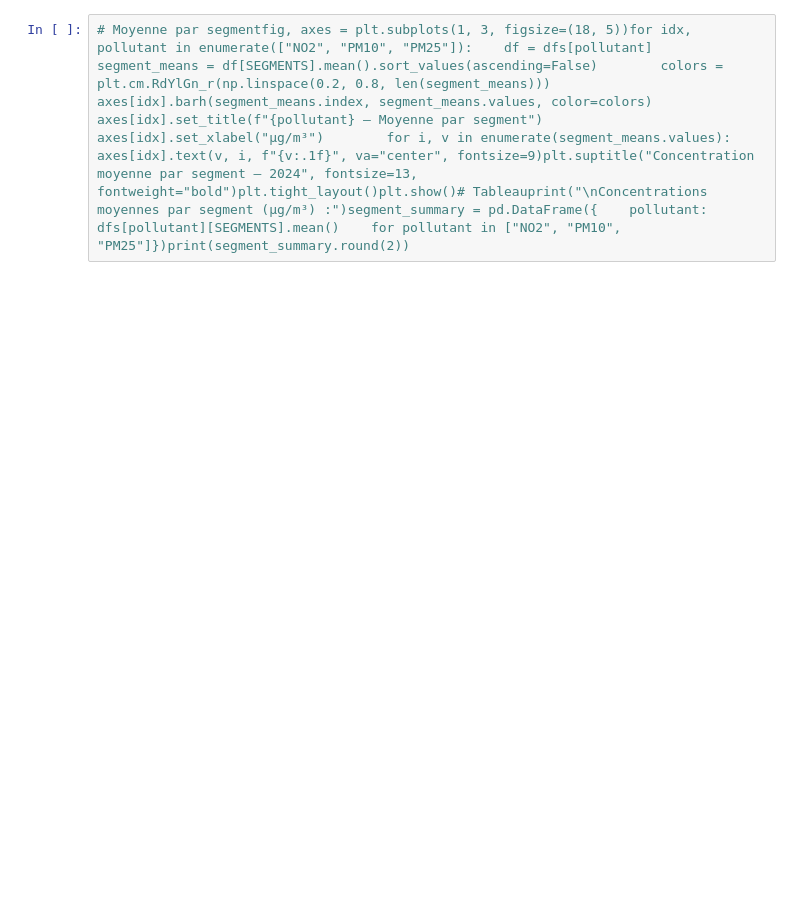
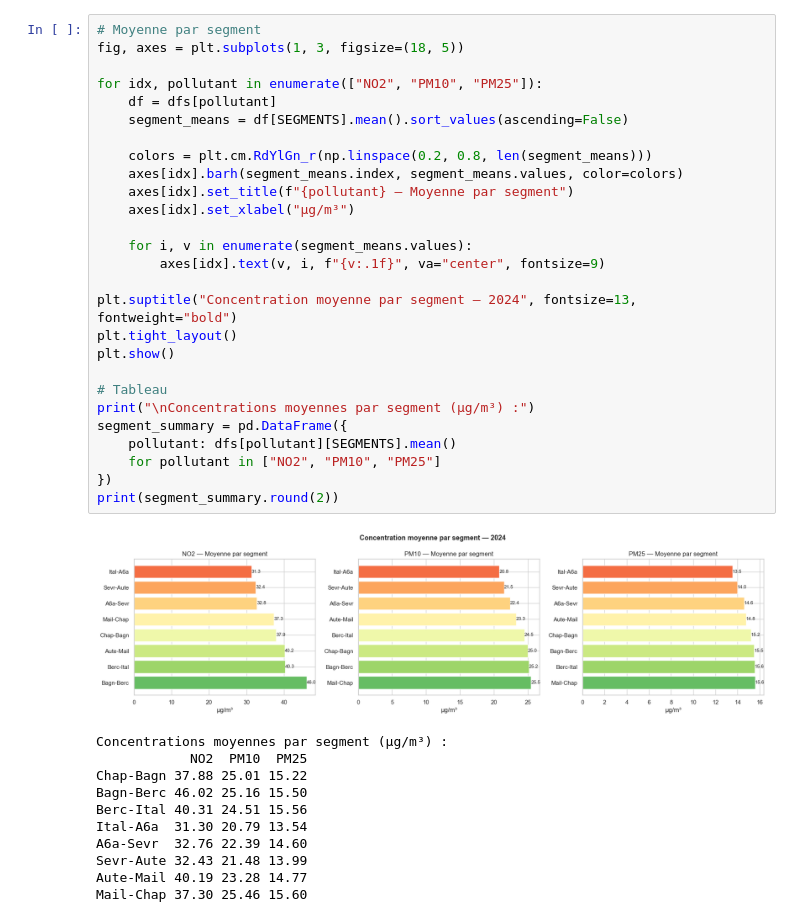
Before and after one commit to Mouhoub-MERDAS-data/projet_etudes_M2_Paris, a Jupyter notebook: notebooks/01_exploration_pollution_2024.ipynb, the cells around one changed output. Drawn from its saved outputs; the diff is of its cells as text; blank space fills up the shorter version.

```diff
--- a/notebooks/01_exploration_pollution_2024.ipynb
+++ b/notebooks/01_exploration_pollution_2024.ipynb
@@ -13,3 +151,40 @@ import pandas as pdimport numpy as npimport matplotlib.pyplot as pltimport seabo
 # %%
-# Moyenne par segmentfig, axes = plt.subplots(1, 3, figsize=(18, 5))for idx, pollutant in enumerate(["NO2", "PM10", "PM25"]):    df = dfs[pollutant]    segment_means = df[SEGMENTS].mean().sort_values(ascending=False)        colors = plt.cm.RdYlGn_r(np.linspace(0.2, 0.8, len(segment_means)))    axes[idx].barh(segment_means.index, segment_means.values, color=colors)    axes[idx].set_title(f"{pollutant} — Moyenne par segment")    axes[idx].set_xlabel("µg/m³")        for i, v in enumerate(segment_means.values):        axes[idx].text(v, i, f"{v:.1f}", va="center", fontsize=9)plt.suptitle("Concentration moyenne par segment — 2024", fontsize=13, fontweight="bold")plt.tight_layout()plt.show()# Tableauprint("\nConcentrations moyennes par segment (µg/m³) :")segment_summary = pd.DataFrame({    pollutant: dfs[pollutant][SEGMENTS].mean()    for pollutant in ["NO2", "PM10", "PM25"]})print(segment_summary.round(2))
+# Moyenne par segment
+fig, axes = plt.subplots(1, 3, figsize=(18, 5))
+
+for idx, pollutant in enumerate(["NO2", "PM10", "PM25"]):
+    df = dfs[pollutant]
+    segment_means = df[SEGMENTS].mean().sort_values(ascending=False)
+
+    colors = plt.cm.RdYlGn_r(np.linspace(0.2, 0.8, len(segment_means)))
+    axes[idx].barh(segment_means.index, segment_means.values, color=colors)
+    axes[idx].set_title(f"{pollutant} — Moyenne par segment")
+    axes[idx].set_xlabel("µg/m³")
+
+    for i, v in enumerate(segment_means.values):
+        axes[idx].text(v, i, f"{v:.1f}", va="center", fontsize=9)
+
+plt.suptitle("Concentration moyenne par segment — 2024", fontsize=13, fontweight="bold")
+plt.tight_layout()
+plt.show()
+
+# Tableau
+print("\nConcentrations moyennes par segment (µg/m³) :")
+segment_summary = pd.DataFrame({
+    pollutant: dfs[pollutant][SEGMENTS].mean()
+    for pollutant in ["NO2", "PM10", "PM25"]
+})
+print(segment_summary.round(2))
+# %% [output]
+[figure, added]
+Concentrations moyennes par segment (µg/m³) :
+            NO2  PM10  PM25
+Chap-Bagn 37.88 25.01 15.22
+Bagn-Berc 46.02 25.16 15.50
+Berc-Ital 40.31 24.51 15.56
+Ital-A6a  31.30 20.79 13.54
+A6a-Sevr  32.76 22.39 14.60
+Sevr-Aute 32.43 21.48 13.99
+Aute-Mail 40.19 23.28 14.77
+Mail-Chap 37.30 25.46 15.60
 # %%
```
Also changed, not shown: parts of 14 cells of this notebook, 4 other files.
